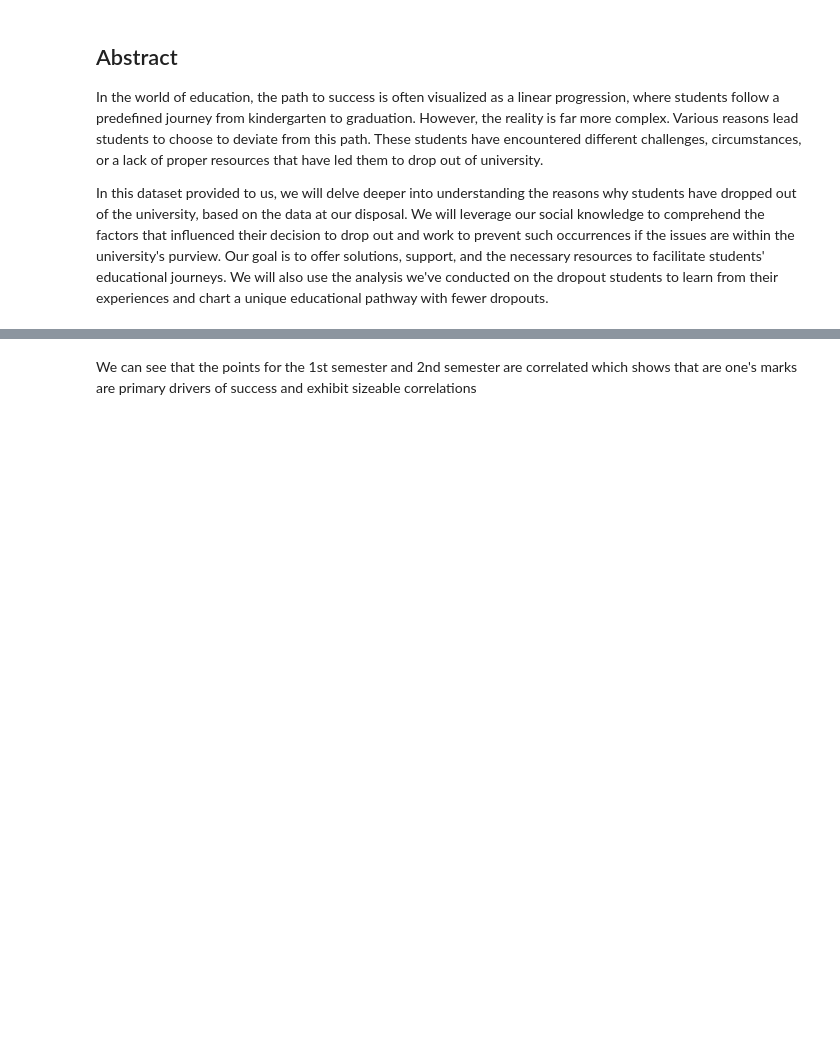
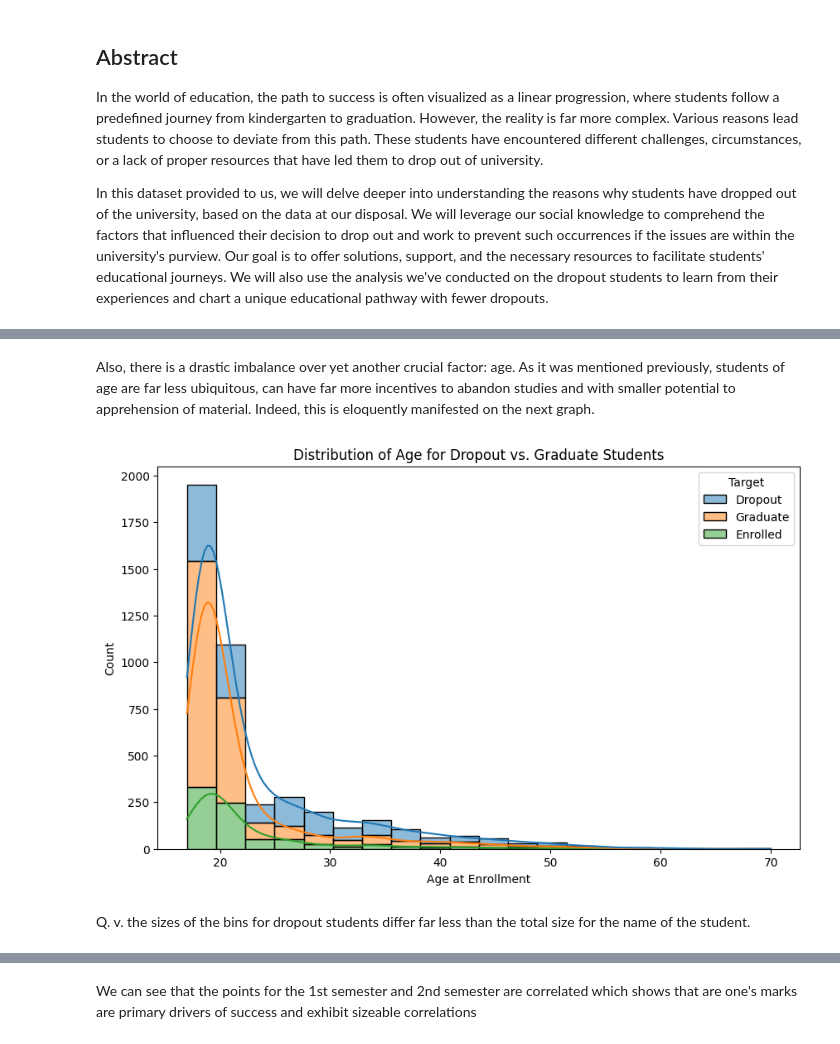
Before and after one commit to atdiausx2/albudurarrtu, a Jupyter notebook: report_AzadhdhinNedalYunisAlFraijat.ipynb, the cells around one changed output, grey strips where cells are left out. Saved outputs shown, nothing was run; the diff lists cells and outputs as text; code cells hidden in the pictures; blank space fills up the shorter version.

```diff
--- a/report_AzadhdhinNedalYunisAlFraijat.ipynb
+++ b/report_AzadhdhinNedalYunisAlFraijat.ipynb
@@ -46,0 +179,15 @@ In this dataset provided to us, we will delve deeper into understanding the reas
+# %% [markdown]
+Also, there is a drastic imbalance over yet another crucial factor: age. As it was mentioned previously, students of age are far less ubiquitous, can have far more incentives to abandon studies and with smaller potential to apprehension of material. Indeed, this is eloquently manifested on the next graph.
+# %%
+import seaborn as sns
+plt.figure(figsize=(10, 6))
+sns.histplot(data=data, x='Age at enrollment', hue='Target', multiple="stack", bins=20, kde=True)
+
+plt.title('Distribution of Age for Dropout vs. Graduate Students')
+plt.xlabel('Age at Enrollment')
+plt.ylabel('Count')
+plt.show()
+# %% [output]
+[figure, added]
+# %% [markdown]
+Q. v. the sizes of the bins for dropout students differ far less than the total size for the name of the student.
```
Also changed, not shown: parts of 51 cells of this notebook, 38 other files.
